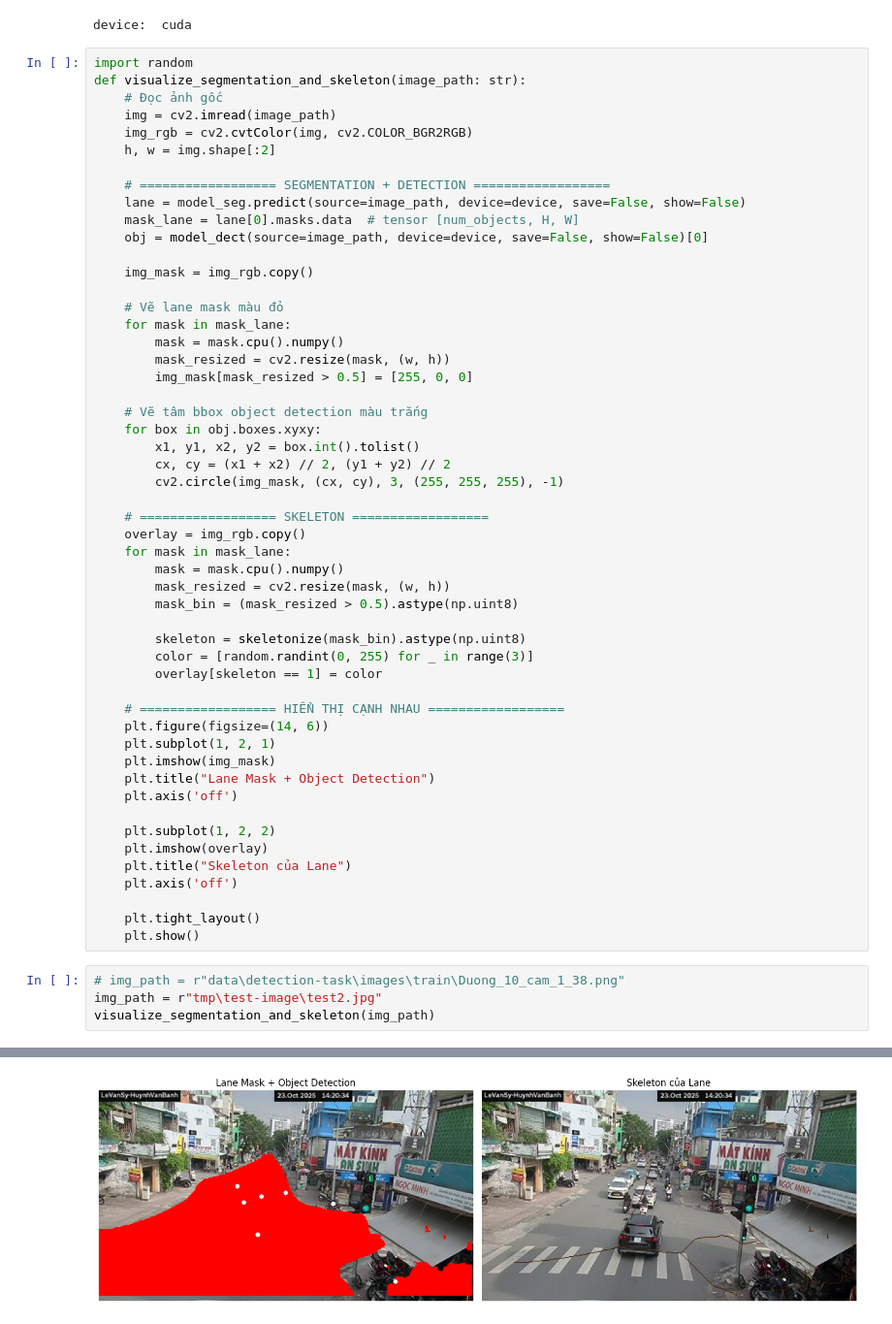
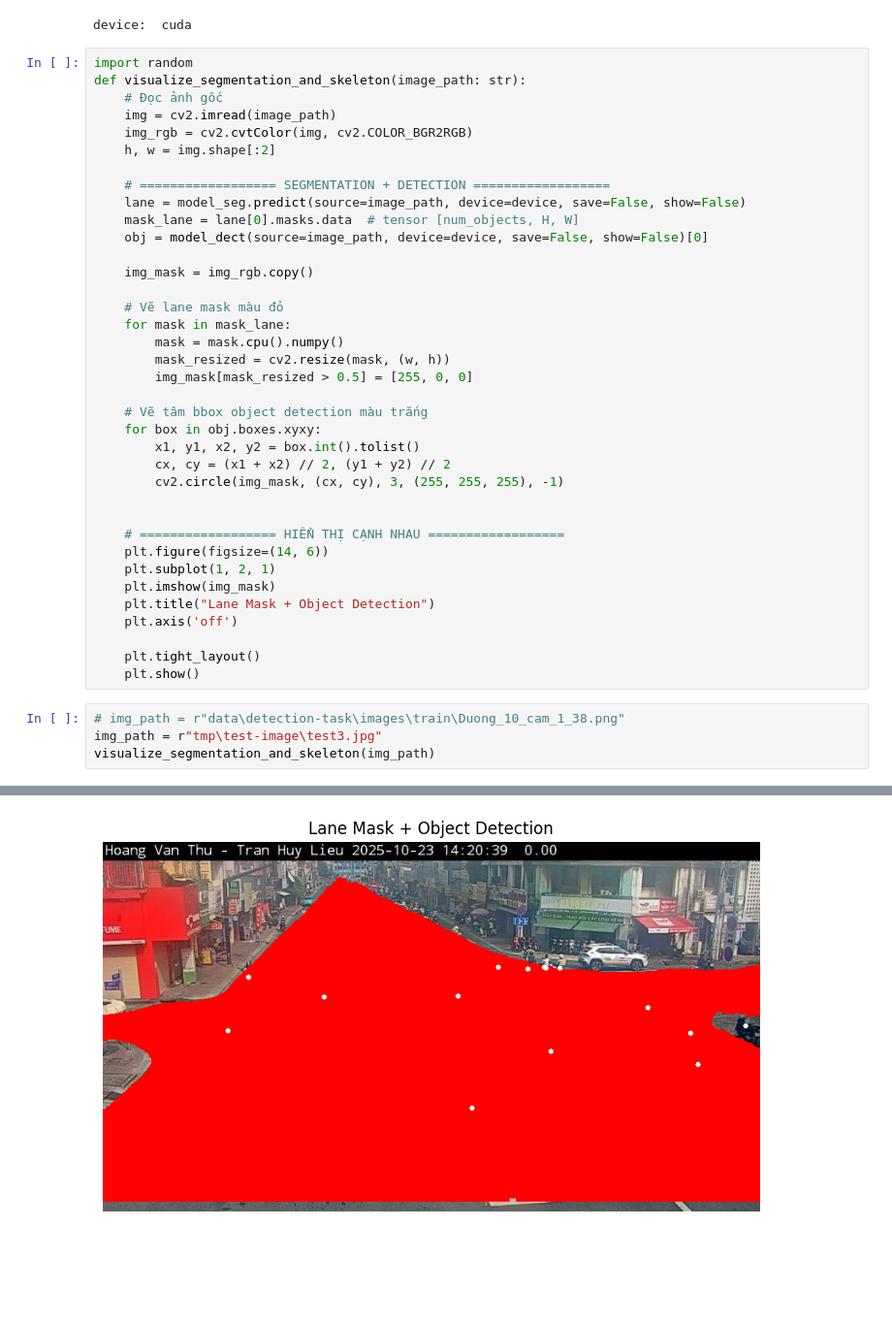
Before and after one commit to VTTr2004/Final-Thesis, a Jupyter notebook: test_segmantation.ipynb, the cells around one changed output, grey strips where cells are left out. Shown at 97% size. Cells and saved outputs as stored; diff of their text form; blank space fills up the shorter version.

Commit message:
test1 - basedata-maker

```diff
--- a/test_segmantation.ipynb
+++ b/test_segmantation.ipynb
@@ -45,16 +44,6 @@ def visualize_segmentation_and_skeleton(image_path: str):
         cx, cy = (x1 + x2) // 2, (y1 + y2) // 2
         cv2.circle(img_mask, (cx, cy), 3, (255, 255, 255), -1)
 
-    # ================== SKELETON ==================
-    overlay = img_rgb.copy()
-    for mask in mask_lane:
-        mask = mask.cpu().numpy()
-        mask_resized = cv2.resize(mask, (w, h))
-        mask_bin = (mask_resized > 0.5).astype(np.uint8)
-
-        skeleton = skeletonize(mask_bin).astype(np.uint8)
-        color = [random.randint(0, 255) for _ in range(3)]
-        overlay[skeleton == 1] = color
 
     # ================== HIỂN THỊ CẠNH NHAU ==================
     plt.figure(figsize=(14, 6))
@@ -63,15 +52,10 @@ def visualize_segmentation_and_skeleton(image_path: str):
     plt.title("Lane Mask + Object Detection")
     plt.axis('off')
 
-    plt.subplot(1, 2, 2)
-    plt.imshow(overlay)
-    plt.title("Skeleton của Lane")
-    plt.axis('off')
-
     plt.tight_layout()
     plt.show()
 # %%
 # img_path = r"data\detection-task\images\train\Duong_10_cam_1_38.png"
-img_path = r"tmp\test-image\test2.jpg"
+img_path = r"tmp\test-image\test3.jpg"
 visualize_segmentation_and_skeleton(img_path)
 # %% [output]
@@ -83 +67 @@ Speed: 0.6ms preprocess, 35.5ms inference, 0.7ms postprocess per image at shape
-[figure, old version]
+[figure, new version]
```
Also changed, not shown: parts of 2 cells of this notebook, 9 other files.
